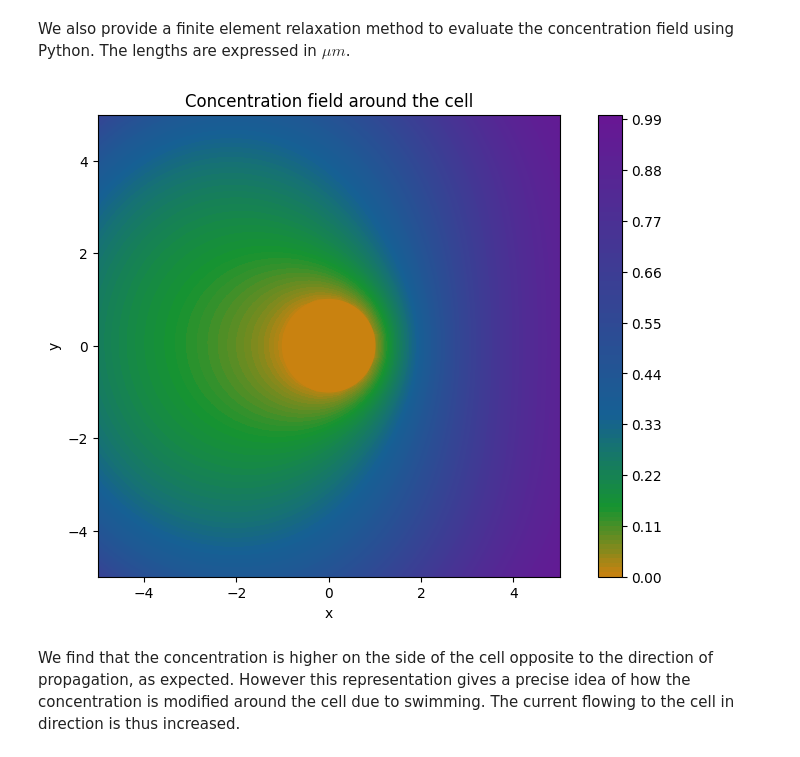
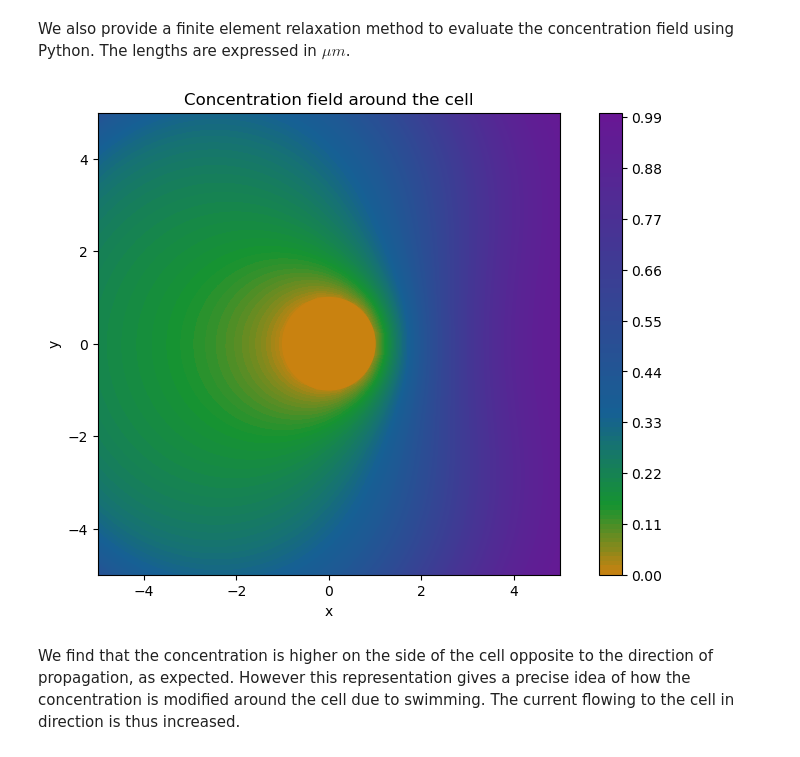
Before and after one commit to barnabeledoux/biophy, a Jupyter notebook: notebook/notebook_third.ipynb, the cells around one changed output. Saved outputs shown, nothing was run; the diff lists cells and outputs as text; code cells hidden in the pictures.

```diff
--- a/notebook/notebook_third.ipynb
+++ b/notebook/notebook_third.ipynb
@@ -892,7 +1094,7 @@ We also provide a finite element relaxation method to evaluate the concentration
 # Define parameters
 a = 1.
 v0 = 3.E1
-D = 1.E3
+D = 1.E2
 r_min = a
 r_max = 1.E1
 nx = 120  # Number of radial points
@@ -928,15 +1130,12 @@ for iteration in range(max_iterations):
                 theta = np.angle(z)
                 dx = x_values[i+1]-x_values[i]
                 dy = y_values[j+1]-y_values[j]
-                f1 = (-1+3*a/(2*r)-a**3/(2*r**3)+np.sin(theta)**2*(2-9*a/(4*r)+a**3/(2*r**3)))*v0*r/D
-                f2 = ((-2+9*a/(4*r)-a**3/(4*r**3))*np.sin(theta)*np.cos(theta))*v0*r/D #Computes a discretized version of the evolution equation in cartesian coordinates
-                ##
-                coef1 = (1-f1)
-                coef2 = (1-f2)
-                denom = (2-f1)+(2-f2)
-                coef3 = 1
-                coef4 = 1
-                cnew[j,i] = (coef1*c[j,i+1]+coef2*c[j+1,i]+coef3*c[j,i-1]+coef4*c[j-1,i])/denom #Update the concentration field at (x,y)
+                f1 = (-1+3*a/(2*r)-a**3/(2*r**3)+np.sin(theta)**2*(2-9*a/(4*r)+a**3/(2*r**3)))
+                f2 = ((-2+9*a/(4*r)-a**3/(4*r**3))*np.sin(theta)*np.cos(theta)) #Computes a discretized version of the evolution equation in cartesian coordinates
+                term1 = (-1 + (3 * a) / (2 * r) - (a**3) / (2 * r**3) +
+                        (2 - (9 * a) / (4 * r) + (a**3) / (4 * r**3)) * np.sin(theta)**2)
+                term2 = (-2 + (9 * a) / (4 * r) - (a**3) / (4 * r**3)) * np.sin(theta) * np.cos(theta)
+                cnew[i, j] = (c[i+1, j] + c[i-1, j] + c[i, j+1] + c[i, j-1])/4 - dx * v0 * r * (term1 * (c[i+1, j] - c[i-1, j]) + term2 * (c[i, j+1] - c[i, j-1])) / (8*D)
     # Check for convergence
     max_change = np.max(np.abs(cnew - c))
     if max_change < tolerance:
@@ -944,38 +1143,46 @@ for iteration in range(max_iterations):
     c=cnew
 
 # Save the arrays
-np.save("solutionc_cart.npy", c)
-np.save("x_cart.npy", x_values)
-np.save("y_cart.npy", y_values)
+np.save("solutionc_cart2.npy", c)
+np.save("x_cart2.npy", x_values)
+np.save("y_cart2.npy", y_values)
 # %%
 from matplotlib.colors import LinearSegmentedColormap
 import matplotlib.patches as patches
 
 #Read the arrays
-c = np.load("solutionc_cart.npy")
-x = np.load("x_cart.npy")
-y = np.load("y_cart.npy")
+c = np.load("solutionc_cart2.npy")
+x = np.load("x_cart2.npy")
+y = np.load("y_cart2.npy")
+
+nx = 120
+ny = 120
+
+cplot=c.copy()
+for i in range(nx):
+    for j in range(ny):
+        cplot[i,j]=c[j,i]
 
 #Colormap
 color_arr = ['#681694','#166094','#169431','#c98210']
 colors = [(0.0, color_arr[3]), (0.15, color_arr[2]), (0.35, color_arr[1]), (1.0, color_arr[0])]
 pers_cmap = LinearSegmentedColormap.from_list('pers_cmap', colors)
 
 # Plot the solution on the x, y plane using Matplotlib
 fig, ax = plt.subplots(figsize=(10, 6))
-contour = ax.contourf(x, y, c, levels=100, cmap=pers_cmap)
+contour = ax.contourf(x, y, cplot, levels=100, cmap=pers_cmap)
 plt.colorbar(contour, ax=ax)
 circle = patches.Circle((0., 0.), 1., fill=True, color=color_arr[3], edgecolor='black', linewidth=2, lw=1) #Representation of the circular cell
 # Add the circle patch to the axis
 ax.add_patch(circle)
 ax.set_xlabel('x')
 ax.set_ylabel('y')
 ax.set_xlim(-5.,5.)
 ax.set_ylim(-5.,5.)
 ax.set_title('Concentration field around the cell')
 ax.set_aspect('equal', adjustable='box')
 plt.show()
 # %% [output]
-[figure, old version]
+[figure, new version]
 # %% [markdown]
 We find that the concentration is higher on the side of the cell opposite to the direction of propagation, as expected. However this representation gives a precise idea of how the concentration is modified around the cell due to swimming. The current flowing to the cell in direction is thus increased.
```
Also changed, not shown: parts of 10 cells of this notebook.
